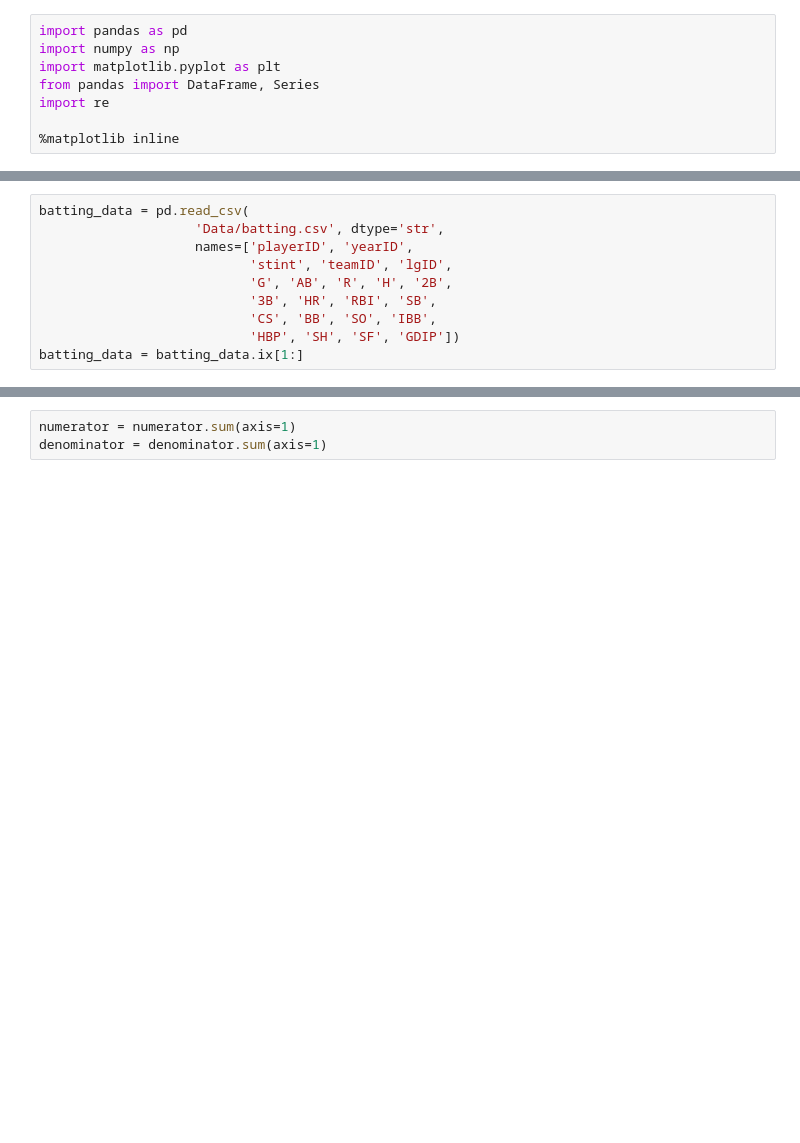
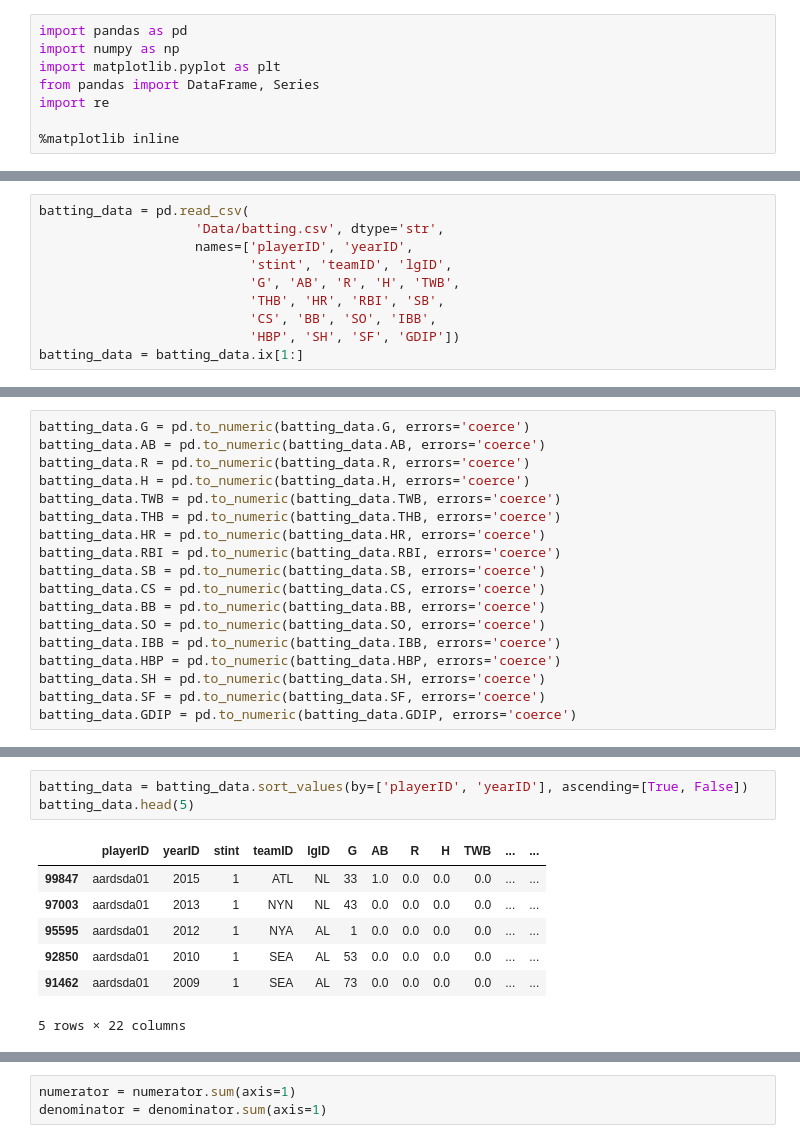
Before and after one commit to gregajohnston/moneyball, a Jupyter notebook: moneyball.ipynb, the cells around one changed output, grey strips where cells are left out. Saved outputs shown, nothing was run; the diff lists cells and outputs as text; blank space fills up the shorter version.

```diff
--- a/moneyball.ipynb
+++ b/moneyball.ipynb
@@ -16,8 +17,8 @@ batting_data = pd.read_csv(
                     'Data/batting.csv', dtype='str',
                     names=['playerID', 'yearID',
                            'stint', 'teamID', 'lgID',
-                           'G', 'AB', 'R', 'H', '2B',
-                           '3B', 'HR', 'RBI', 'SB',
+                           'G', 'AB', 'R', 'H', 'TWB',
+                           'THB', 'HR', 'RBI', 'SB',
                            'CS', 'BB', 'SO', 'IBB',
                            'HBP', 'SH', 'SF', 'GDIP'])
 batting_data = batting_data.ix[1:]
@@ -27,0 +36,18 @@ batting_numbers = batting_numbers[batting_numbers.SF >= 0]
+# %%
+batting_data.G = pd.to_numeric(batting_data.G, errors='coerce')
+batting_data.AB = pd.to_numeric(batting_data.AB, errors='coerce')
+batting_data.R = pd.to_numeric(batting_data.R, errors='coerce')
+batting_data.H = pd.to_numeric(batting_data.H, errors='coerce')
+batting_data.TWB = pd.to_numeric(batting_data.TWB, errors='coerce')
+batting_data.THB = pd.to_numeric(batting_data.THB, errors='coerce')
+batting_data.HR = pd.to_numeric(batting_data.HR, errors='coerce')
+batting_data.RBI = pd.to_numeric(batting_data.RBI, errors='coerce')
+batting_data.SB = pd.to_numeric(batting_data.SB, errors='coerce')
+batting_data.CS = pd.to_numeric(batting_data.CS, errors='coerce')
+batting_data.BB = pd.to_numeric(batting_data.BB, errors='coerce')
+batting_data.SO = pd.to_numeric(batting_data.SO, errors='coerce')
+batting_data.IBB = pd.to_numeric(batting_data.IBB, errors='coerce')
+batting_data.HBP = pd.to_numeric(batting_data.HBP, errors='coerce')
+batting_data.SH = pd.to_numeric(batting_data.SH, errors='coerce')
+batting_data.SF = pd.to_numeric(batting_data.SF, errors='coerce')
+batting_data.GDIP = pd.to_numeric(batting_data.GDIP, errors='coerce')
@@ -27,0 +64,11 @@ batting_numbers = batting_numbers[batting_numbers.SF >= 0]
+# %%
+batting_data = batting_data.sort_values(by=['playerID', 'yearID'], ascending=[True, False])
+batting_data.head(5)
+# %% [output]
+|  | playerID | yearID | stint | teamID | lgID | G | AB | R | H | TWB | ... | ... |
+| 99847 | aardsda01 | 2015 | 1 | ATL | NL | 33 | 1.0 | 0.0 | 0.0 | 0.0 | ... | ... |
+| 97003 | aardsda01 | 2013 | 1 | NYN | NL | 43 | 0.0 | 0.0 | 0.0 | 0.0 | ... | ... |
+| 95595 | aardsda01 | 2012 | 1 | NYA | AL | 1 | 0.0 | 0.0 | 0.0 | 0.0 | ... | ... |
+| 92850 | aardsda01 | 2010 | 1 | SEA | AL | 53 | 0.0 | 0.0 | 0.0 | 0.0 | ... | ... |
+| 91462 | aardsda01 | 2009 | 1 | SEA | AL | 73 | 0.0 | 0.0 | 0.0 | 0.0 | ... | ... |
+5 rows × 22 columns
```
Also changed, not shown: parts of 20 cells of this notebook.
